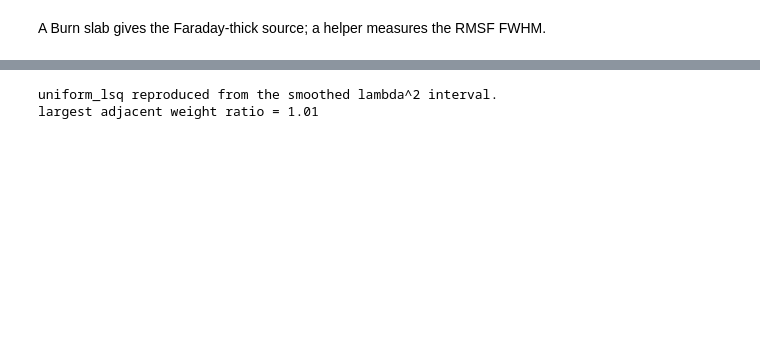
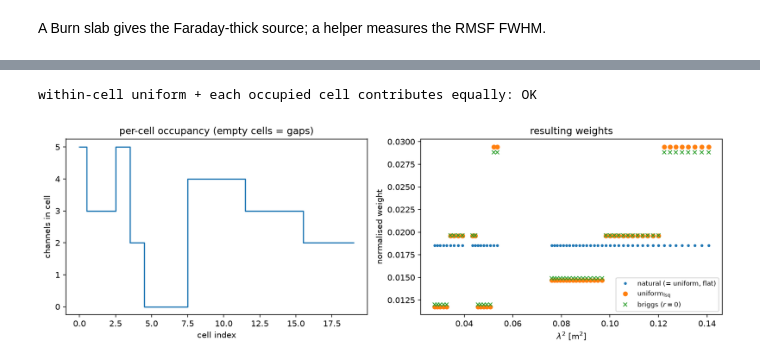
Before and after one commit to AlecThomson/rm-lite, a Jupyter notebook: docs/examples/weighting_1d.ipynb, the cells around one changed output, grey strips where cells are left out. Cells and saved outputs as stored; diff of their text form; code cells hidden in the pictures; blank space fills up the shorter version.

```diff
--- a/docs/examples/weighting_1d.ipynb
+++ b/docs/examples/weighting_1d.ipynb
@@ -187,50 +150,38 @@ The cell below reproduces the library weights.
 # %%
-phi_max_radm2 = 300.0
-cell_m2 = (
-    np.sqrt(3.0) / phi_max_radm2
-)  # lambda^2 cell (neighbour cap); smooth over 2 cell
+natural = np.ones_like(lam2_racs)  # flat noise -> natural weight = 1
+count = np.bincount(cell_idx)  # channels per cell
 
-# uniform_lsq weight = smoothed nearest-neighbour lambda^2 interval (noise cancels).
-order = np.argsort(lambda_sq)
-x = lambda_sq[order]
-d = np.diff(x)
-left = np.empty_like(x)
-right = np.empty_like(x)
-left[1:], left[0] = d, d[0]
-right[:-1], right[-1] = d, d[-1]
-spacing = np.minimum(np.minimum(left, right), cell_m2)  # smaller neighbour gap, capped
-# Gaussian smoothing (bandwidth 2 cell) along lambda^2, reflected at the ends
-bandwidth = 2 * cell_m2
-src = np.concatenate([x, 2 * x[0] - x, 2 * x[-1] - x])
-src_spacing = np.concatenate([spacing, spacing, spacing])
-kern = np.exp(-0.5 * ((x[:, None] - src[None, :]) / bandwidth) ** 2)
-smoothed = (kern @ src_spacing) / kern.sum(axis=1)
-manual_uniform_lsq = np.empty_like(lambda_sq)
-manual_uniform_lsq[order] = smoothed
+w_uniform_lsq = uniform_lsq_weight(lam2_racs, natural, cell)
+w_briggs0 = briggs_weight(lam2_racs, natural, 0.0, cell)
 
-with quiet_logs(logging.ERROR):
-    lsq_weight = compute_rmsynth_params(
-        freq_hz,
-        complex_noisy,
-        complex_err,
-        FDFOptions(
-            n_samples=50, phi_max_radm2=phi_max_radm2, weight_type="uniform_lsq"
-        ),
-    ).weight_arr
-np.testing.assert_allclose(
-    manual_uniform_lsq / manual_uniform_lsq.sum(), lsq_weight / lsq_weight.sum()
+fig, (axo, axw) = plt.subplots(1, 2, figsize=(12, 4))
+axo.step(np.arange(len(count)), count, where="mid")
+axo.set(
+    xlabel="cell index",
+    ylabel="channels in cell",
+    title="per-cell occupancy (empty cells = gaps)",
 )
-print("uniform_lsq reproduced from the smoothed lambda^2 interval.")
+for w, lbl, mk in [
+    (natural, "natural (= uniform, flat)", "."),
+    (w_uniform_lsq, r"uniform$_\mathrm{lsq}$", "o"),
+    (w_briggs0, r"briggs ($r=0$)", "x"),
+]:
+    axw.plot(lam2_racs, w / np.nansum(w), mk, ms=5, ls="none", label=lbl)
+axw.set(
+    xlabel=r"$\lambda^2$ [m$^2$]", ylabel="normalised weight", title="resulting weights"
+)
+axw.legend(fontsize="small")
+fig.tight_layout()
 
-# Continuous across gaps (no per-sub-band reset) and no per-channel spikes, while
-# the overall trend (dynamic range) is retained.
-adjacent = np.maximum(smoothed[1:], smoothed[:-1]) / np.minimum(
-    smoothed[1:], smoothed[:-1]
-)
-assert adjacent.max() < 1.15, "smooth, no gap reset or spike"
-assert smoothed.max() / smoothed.min() > 1.8, "overall trend retained"
-print(f"largest adjacent weight ratio = {adjacent.max():.2f}")
+# Checks: channels in a cell share one weight (no single-channel jump within a
+# cell), and each occupied cell contributes equal total weight.
+for c in np.unique(cell_idx):
+    in_cell = w_uniform_lsq[cell_idx == c]
+    np.testing.assert_allclose(in_cell, in_cell[0], rtol=1e-12)
+totals = np.array([w_uniform_lsq[cell_idx == c].sum() for c in np.unique(cell_idx)])
+np.testing.assert_allclose(totals, totals[0], rtol=1e-12)
+print("within-cell uniform + each occupied cell contributes equally: OK")
 # %% [output]
-uniform_lsq reproduced from the smoothed lambda^2 interval.
-largest adjacent weight ratio = 1.01
+within-cell uniform + each occupied cell contributes equally: OK
+[figure, added]
 # %% [markdown]
```
Also changed, not shown: parts of 41 cells of this notebook, 4 other files.
